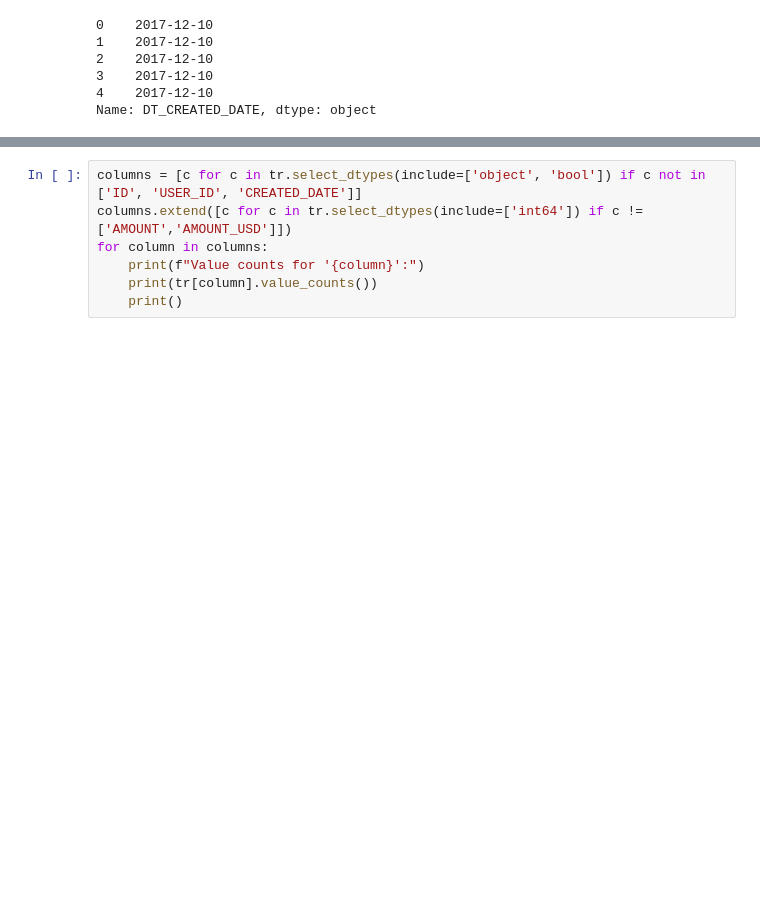
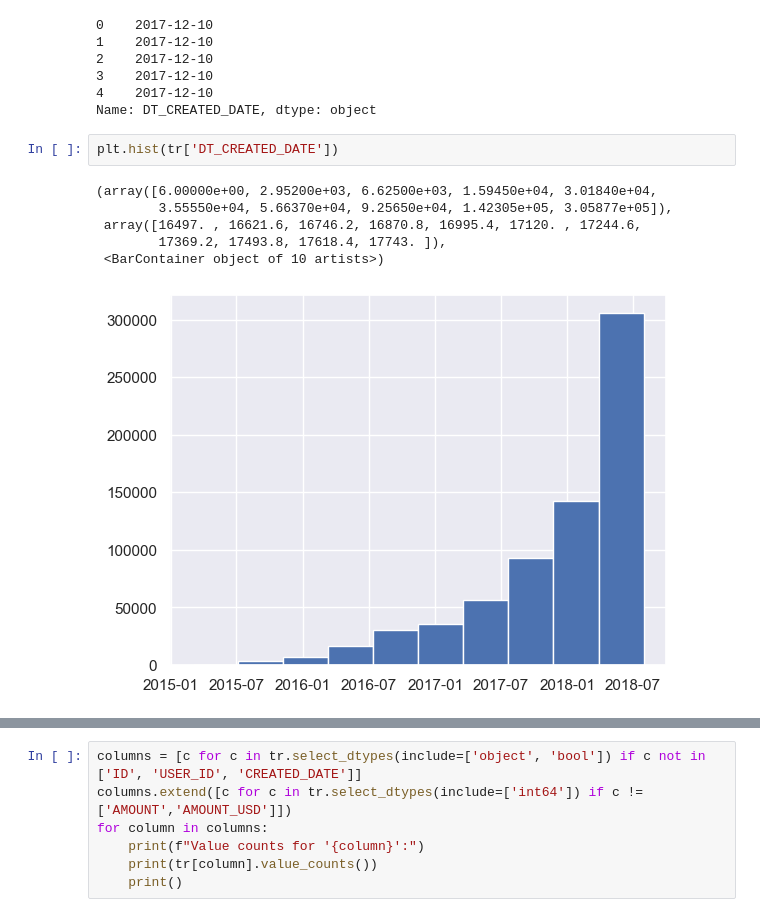
Before and after one commit to schraj/shallow-algo-data-projects, a Jupyter notebook: 1. Fraud Detection.ipynb, the cells around one changed output, grey strips where cells are left out. Saved outputs shown, nothing was run; the diff lists cells and outputs as text; blank space fills up the shorter version.

```diff
--- a/1. Fraud Detection.ipynb
+++ b/1. Fraud Detection.ipynb
@@ -230,3 +231,12 @@ tr['DT_CREATED_DATE'].head()
 3    2017-12-10
 4    2017-12-10
 Name: DT_CREATED_DATE, dtype: object
+# %%
+plt.hist(tr['DT_CREATED_DATE'])
+# %% [output]
+(array([6.00000e+00, 2.95200e+03, 6.62500e+03, 1.59450e+04, 3.01840e+04,
+        3.55550e+04, 5.66370e+04, 9.25650e+04, 1.42305e+05, 3.05877e+05]),
+ array([16497. , 16621.6, 16746.2, 16870.8, 16995.4, 17120. , 17244.6,
+        17369.2, 17493.8, 17618.4, 17743. ]),
+ <BarContainer object of 10 artists>)
+[figure, added]
```
Also changed, not shown: parts of 8 cells of this notebook, 2 other files.
